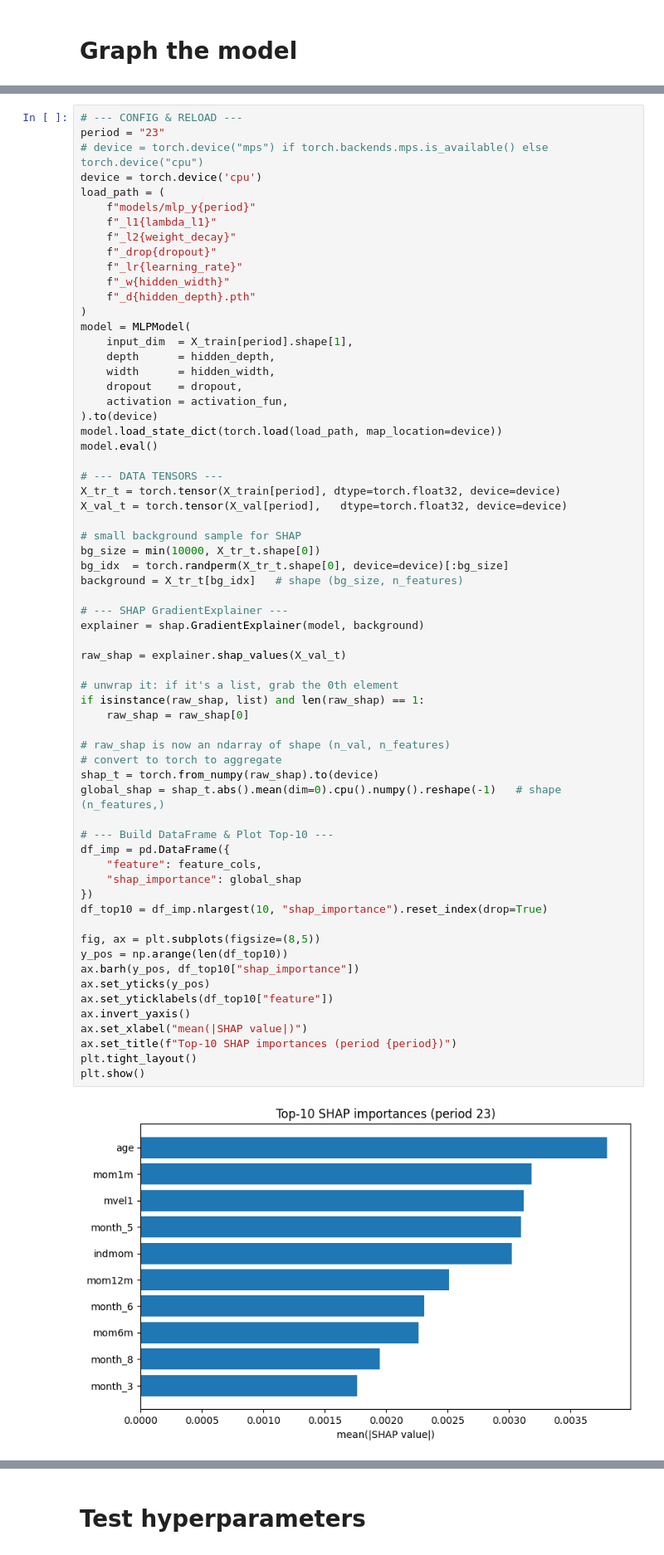
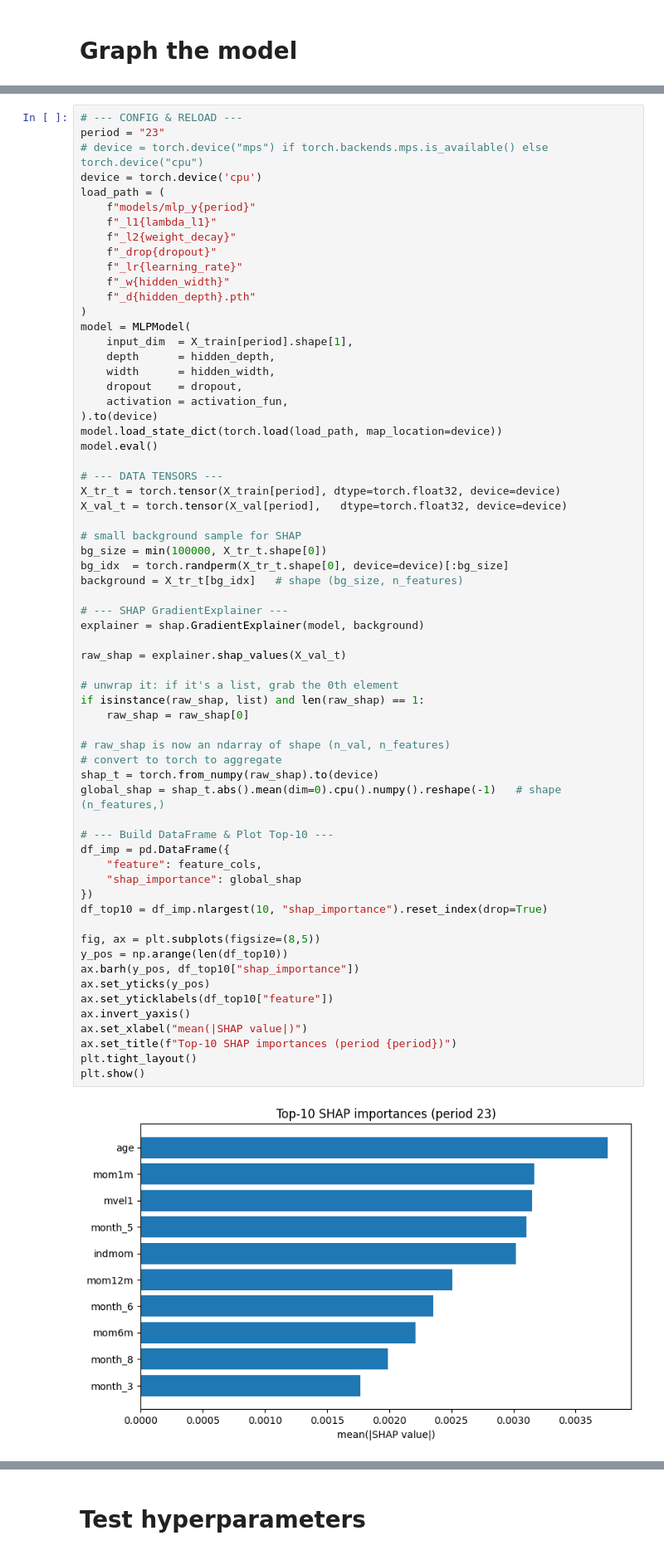
Before and after one commit to johanoelgaard/MastersThesis, a Jupyter notebook: mlp.ipynb, the cells around one changed output, grey strips where cells are left out. Shown at 83% size. Cells and saved outputs as stored; diff of their text form.

```diff
--- a/mlp.ipynb
+++ b/mlp.ipynb
@@ -280,7 +280,7 @@ X_tr_t = torch.tensor(X_train[period], dtype=torch.float32, device=device)
 X_val_t = torch.tensor(X_val[period],   dtype=torch.float32, device=device)
 
 # small background sample for SHAP
-bg_size = min(10000, X_tr_t.shape[0])
+bg_size = min(100000, X_tr_t.shape[0])
 bg_idx  = torch.randperm(X_tr_t.shape[0], device=device)[:bg_size]
 background = X_tr_t[bg_idx]   # shape (bg_size, n_features)
 
@@ -289,31 +289,31 @@ explainer = shap.GradientExplainer(model, background)
 
 raw_shap = explainer.shap_values(X_val_t)
 
 # unwrap it: if it's a list, grab the 0th element
 if isinstance(raw_shap, list) and len(raw_shap) == 1:
     raw_shap = raw_shap[0]
 
 # raw_shap is now an ndarray of shape (n_val, n_features)
 # convert to torch to aggregate
 shap_t = torch.from_numpy(raw_shap).to(device)
 global_shap = shap_t.abs().mean(dim=0).cpu().numpy().reshape(-1)   # shape (n_features,)
 
 # --- Build DataFrame & Plot Top-10 ---
 df_imp = pd.DataFrame({
     "feature": feature_cols,
     "shap_importance": global_shap
 })
 df_top10 = df_imp.nlargest(10, "shap_importance").reset_index(drop=True)
 
 fig, ax = plt.subplots(figsize=(8,5))
 y_pos = np.arange(len(df_top10))
 ax.barh(y_pos, df_top10["shap_importance"])
 ax.set_yticks(y_pos)
 ax.set_yticklabels(df_top10["feature"])
 ax.invert_yaxis()
 ax.set_xlabel("mean(|SHAP value|)")
 ax.set_title(f"Top-10 SHAP importances (period {period})")
 plt.tight_layout()
 plt.show()
 # %% [output]
-[figure, old version]
+[figure, new version]
```
Also changed, not shown: parts of 15 cells of this notebook.
